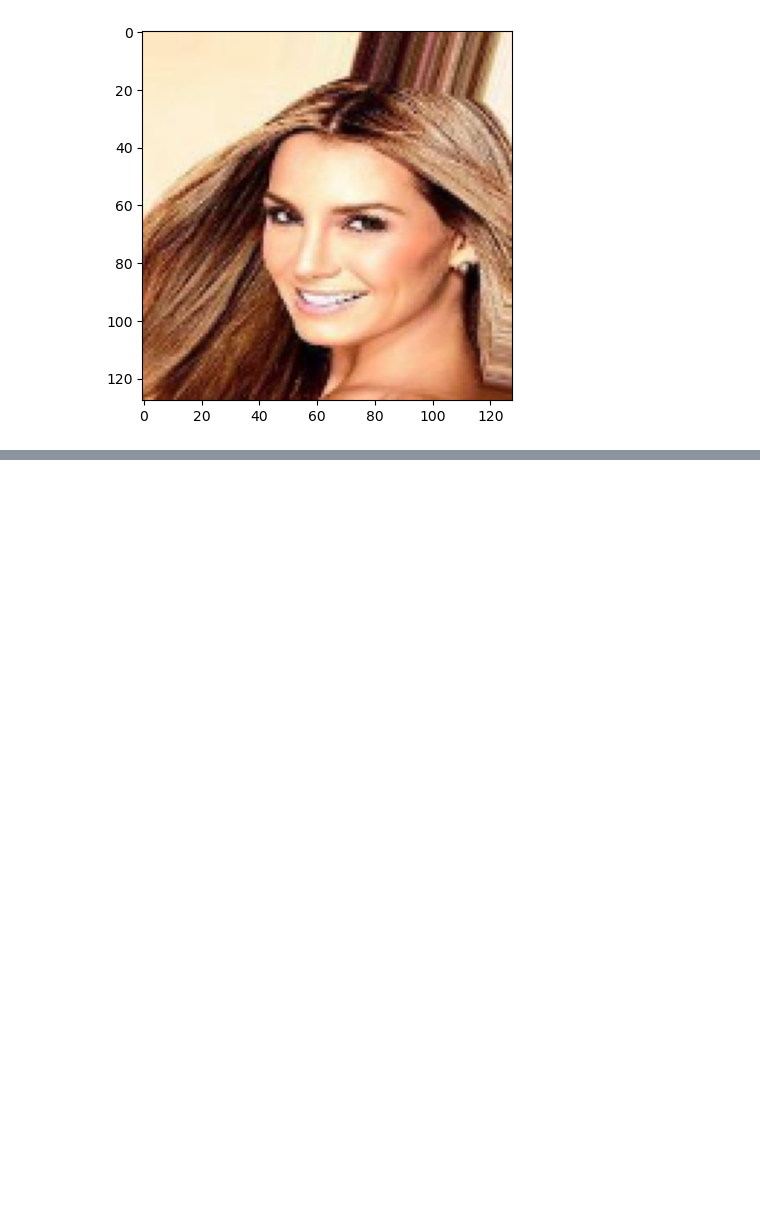
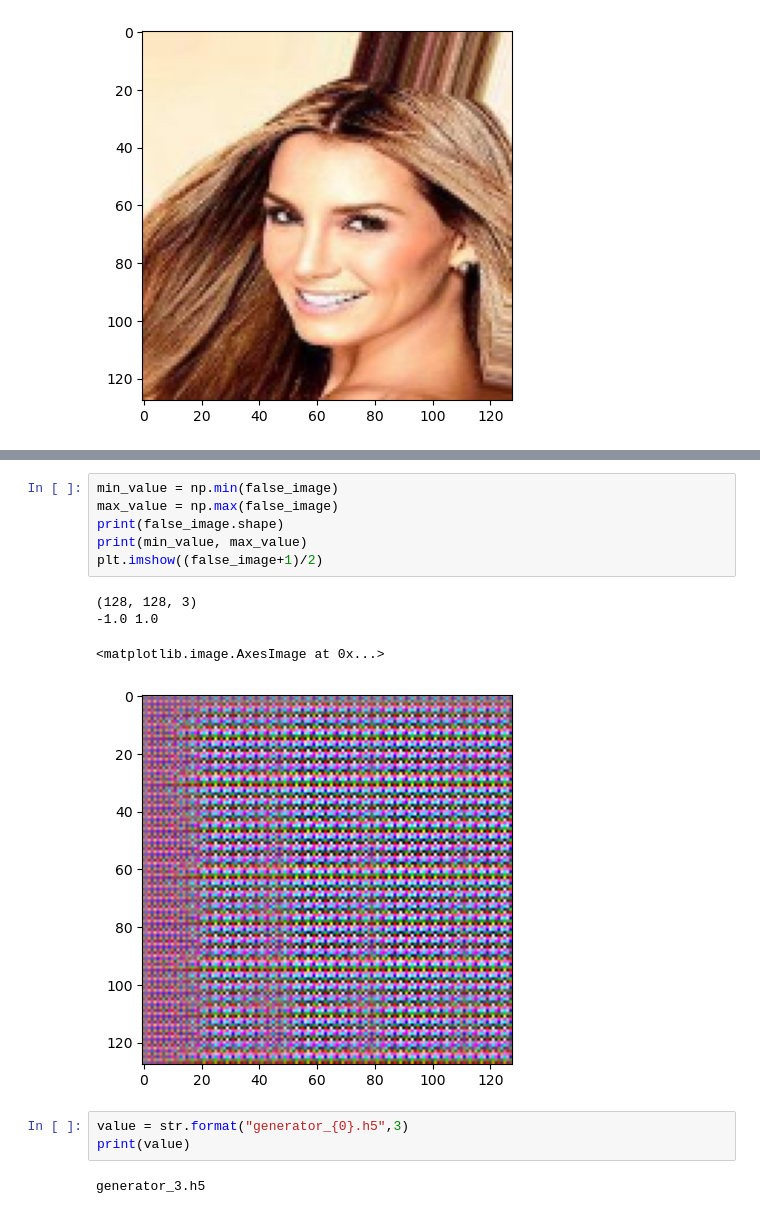
Before and after one commit to jaduranfernandez/gan_image_generator, a Jupyter notebook: main.ipynb, the cells around one changed output, grey strips where cells are left out. Saved outputs shown, nothing was run; the diff lists cells and outputs as text; blank space fills up the shorter version.

```diff
--- a/main.ipynb
+++ b/main.ipynb
@@ -72,0 +93,16 @@ Input 0 of layer "dense_1" is incompatible with the layer: expected min_ndim=2,
+# %%
+min_value = np.min(false_image)
+max_value = np.max(false_image)
+print(false_image.shape)
+print(min_value, max_value)
+plt.imshow((false_image+1)/2)
+# %% [output]
+(128, 128, 3)
+-1.0 1.0
+<matplotlib.image.AxesImage at 0x...>
+[figure, added]
+# %%
+value = str.format("generator_{0}.h5",3)
+print(value)
+# %% [output]
+generator_3.h5
```
Also changed, not shown: parts of 5 cells of this notebook, 7 other files.
